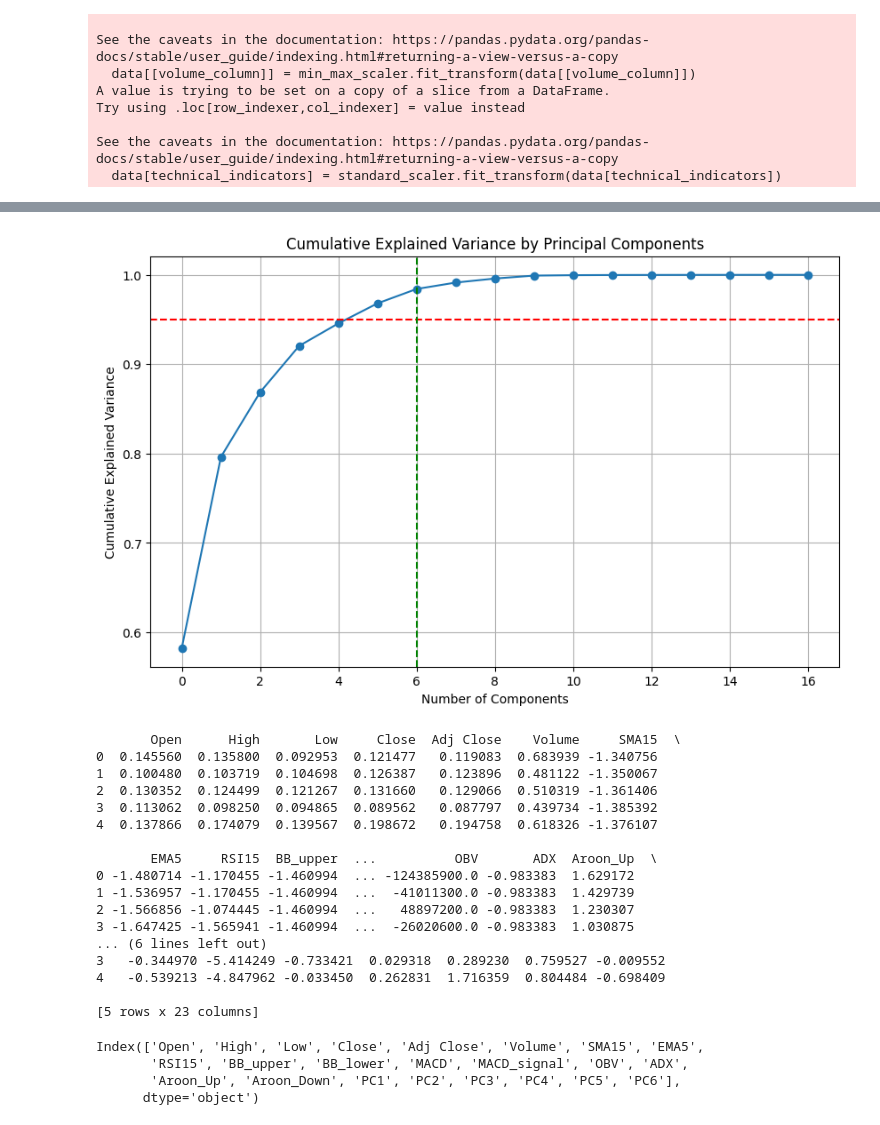
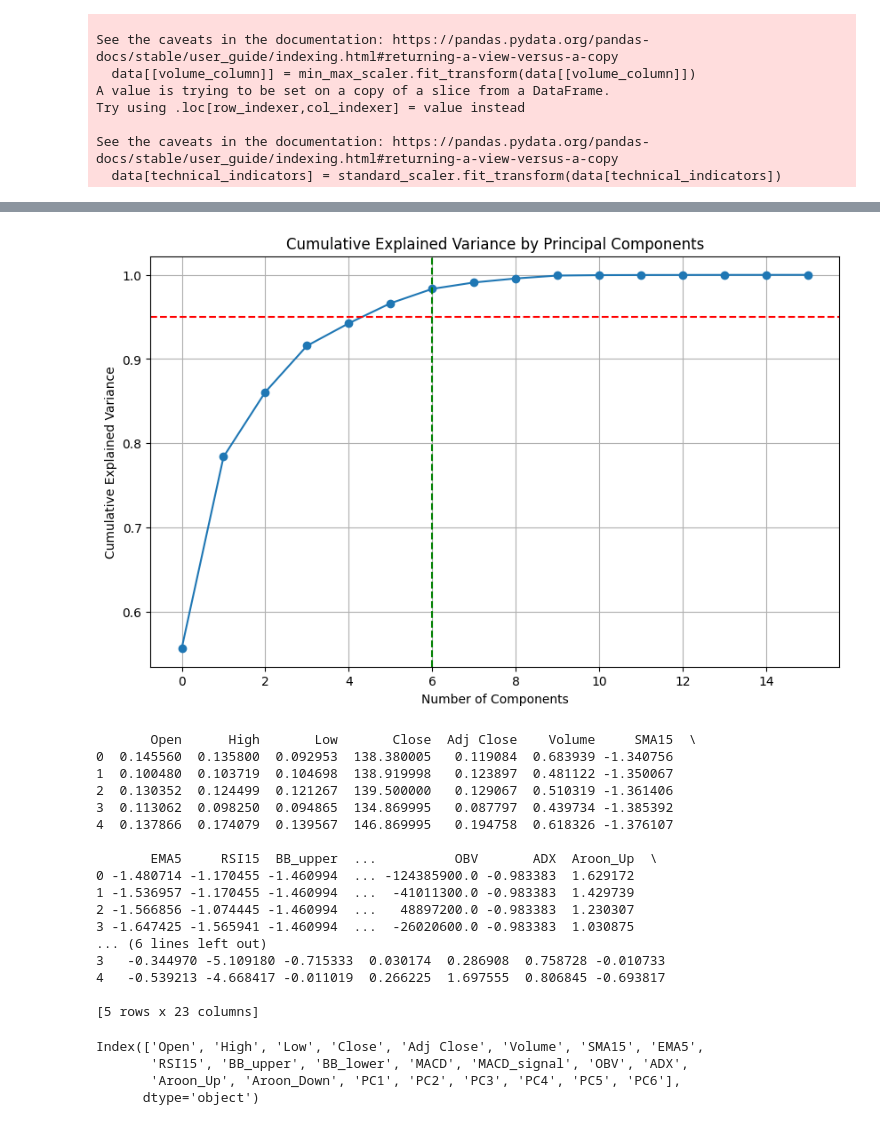
Before and after one commit to Nishchaypat/StockTrack-Database-ML, a Jupyter notebook: Data-Collection/data_collection.ipynb, the cells around one changed output, grey strips where cells are left out. Saved outputs shown, nothing was run; the diff lists cells and outputs as text; code cells hidden in the pictures.

Commit message:
removed close from feature

```diff
--- a/Data-Collection/data_collection.ipynb
+++ b/Data-Collection/data_collection.ipynb
@@ -101,7 +101,7 @@ from sklearn.preprocessing import MinMaxScaler, StandardScaler
 
 # Assuming your dataset is already loaded into a DataFrame called 'data'
 # Define your column groups
-price_columns = ['Open', 'High', 'Low', 'Close', 'Adj Close']
+price_columns = ['Open', 'High', 'Low', 'Adj Close']
 technical_indicators = ['SMA15', 'EMA5', 'RSI15', 'BB_upper', 'BB_lower', 'MACD', 'MACD_signal', 'ADX', 'Aroon_Up', 'Aroon_Down']
 volume_column = 'Volume'
 
@@ -202,12 +202,11 @@ import matplotlib.pyplot as plt
 
 # Assuming your dataset is already loaded into a DataFrame called 'data'
 # Define the columns to include in PCA (excluding any non-feature columns)
-feature_columns = ['Open', 'High', 'Low', 'Close', 'Adj Close',
+feature_columns = ['Open', 'High', 'Low', 'Adj Close',
                    'SMA15', 'EMA5', 'RSI15', 'BB_upper', 'BB_lower',
                    'MACD', 'MACD_signal', 'OBV', 'ADX', 'Aroon_Up', 'Aroon_Down', 'Volume']
 
-# Step 1: Preprocess the data (standardization)
-X = data[feature_columns].dropna()  # Drop rows with missing values
+X = data[feature_columns]
 scaler = StandardScaler()
 X_scaled = scaler.fit_transform(X)
 
@@ -219,40 +218,40 @@ X_pca = pca.fit_transform(X_scaled)
 explained_variance = pca.explained_variance_ratio_
 cumulative_variance = np.cumsum(explained_variance)
 
 # Plot the explained variance
 plt.figure(figsize=(10, 6))
 plt.plot(cumulative_variance, marker='o')
 plt.title('Cumulative Explained Variance by Principal Components')
 plt.xlabel('Number of Components')
 plt.ylabel('Cumulative Explained Variance')
 plt.grid()
 plt.axhline(y=0.95, color='r', linestyle='--')  # Line for 95% variance threshold
 plt.axvline(x=np.argmax(cumulative_variance >= 0.95) + 1, color='g', linestyle='--')  # Components needed for 95%
 plt.show()
 
 # Step 4: Transform the original data
 # You can choose the number of components based on the cumulative variance plot
 n_components_to_keep = np.argmax(cumulative_variance >= 0.95) + 1  # For 95% variance
 pca_final = PCA(n_components=n_components_to_keep)
 X_final = pca_final.fit_transform(X_scaled)
 
 # Create a DataFrame with the PCA results
 pca_columns = [f'PC{i+1}' for i in range(n_components_to_keep)]
 pca_df = pd.DataFrame(data=X_final, columns=pca_columns)
 
 # Optional: Concatenate the PCA results with the original data (if needed)
 result_df = pd.concat([data.reset_index(drop=True), pca_df.reset_index(drop=True)], axis=1)
 
 # Show the resulting DataFrame
 print(result_df.head())
 # %% [output]
-[figure, old version]
+[figure, new version]
-       Open      High       Low     Close  Adj Close    Volume     SMA15  \
-0  0.145560  0.135800  0.092953  0.121477   0.119083  0.683939 -1.340756
-1  0.100480  0.103719  0.104698  0.126387   0.123896  0.481122 -1.350067
-2  0.130352  0.124499  0.121267  0.131660   0.129066  0.510319 -1.361406
-3  0.113062  0.098250  0.094865  0.089562   0.087797  0.439734 -1.385392
-4  0.137866  0.174079  0.139567  0.198672   0.194758  0.618326 -1.376107
+       Open      High       Low       Close  Adj Close    Volume     SMA15  \
+0  0.145560  0.135800  0.092953  138.380005   0.119084  0.683939 -1.340756
+1  0.100480  0.103719  0.104698  138.919998   0.123897  0.481122 -1.350067
+2  0.130352  0.124499  0.121267  139.500000   0.129067  0.510319 -1.361406
+3  0.113062  0.098250  0.094865  134.869995   0.087797  0.439734 -1.385392
+4  0.137866  0.174079  0.139567  146.869995   0.194758  0.618326 -1.376107
 
        EMA5     RSI15  BB_upper  ...          OBV       ADX  Aroon_Up  \
 0 -1.480714 -1.170455 -1.460994  ... -124385900.0 -0.983383  1.629172
@@ -260,7 +259,7 @@ print(result_df.head())
 2 -1.566856 -1.074445 -1.460994  ...   48897200.0 -0.983383  1.230307
 3 -1.647425 -1.565941 -1.460994  ...  -26020600.0 -0.983383  1.030875
 ... (6 lines left out)
-3   -0.344970 -5.414249 -0.733421  0.029318  0.289230  0.759527 -0.009552
-4   -0.539213 -4.847962 -0.033450  0.262831  1.716359  0.804484 -0.698409
+3   -0.344970 -5.109180 -0.715333  0.030174  0.286908  0.758728 -0.010733
+4   -0.539213 -4.668417 -0.011019  0.266225  1.697555  0.806845 -0.693817
 
 [5 rows x 23 columns]
```
Also changed, not shown: parts of 9 cells of this notebook.
